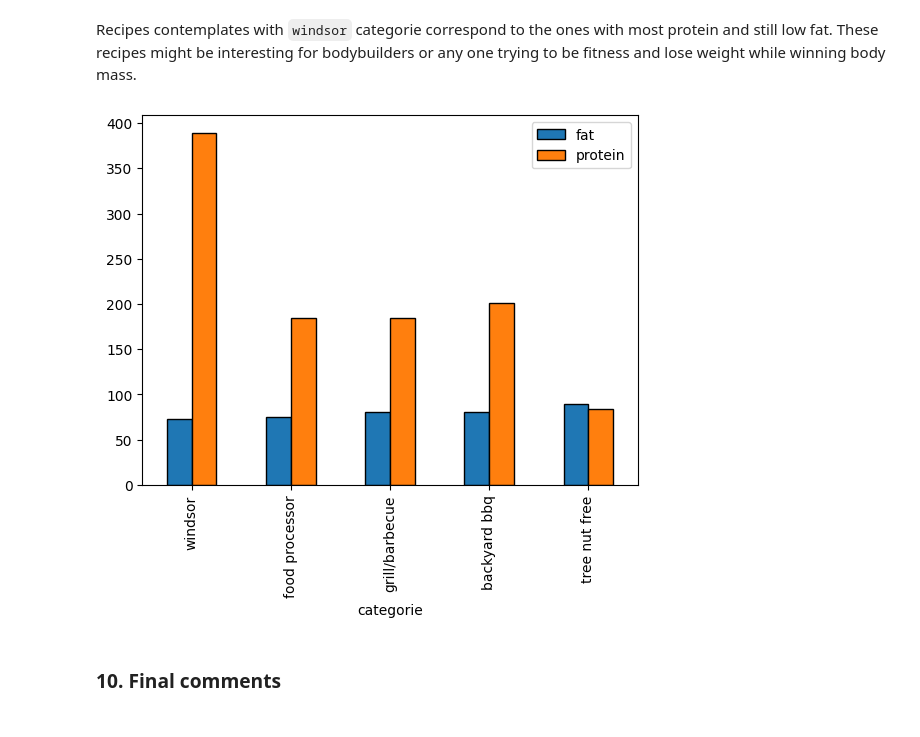
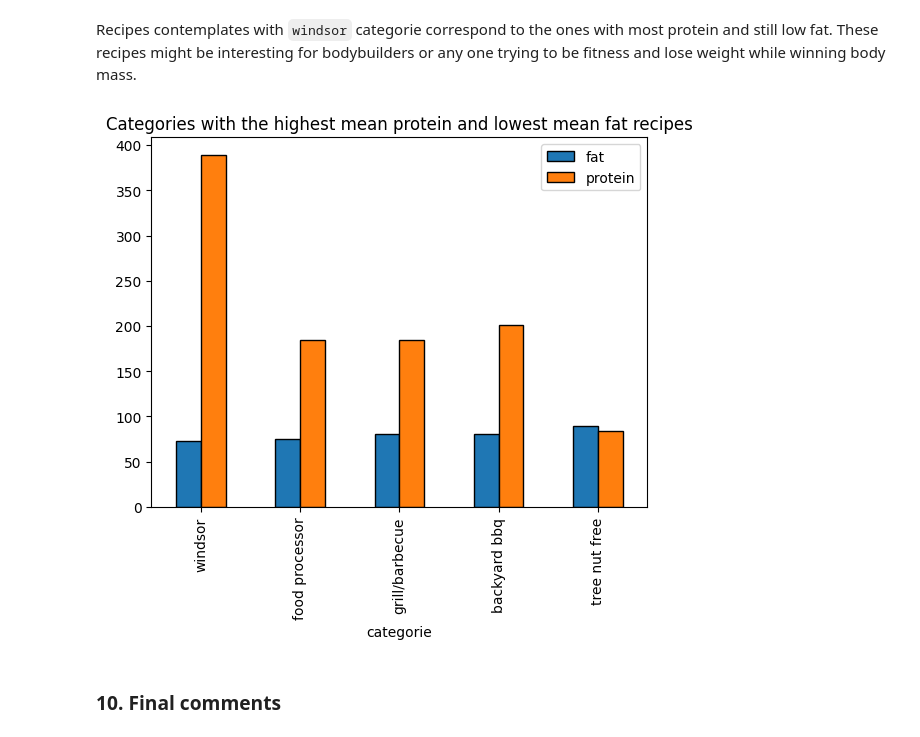
Before and after one commit to wssantiago/ML-challenge, a Jupyter notebook: notebooks/EDA/analysis.ipynb, the cells around one changed output. Cells and saved outputs as stored; diff of their text form; code cells hidden in the pictures.

```diff
--- a/notebooks/EDA/analysis.ipynb
+++ b/notebooks/EDA/analysis.ipynb
@@ -13,7 +13,7 @@ from sklearn.neighbors import LocalOutlierFactor
 # %% [markdown]
 ### 2. Reading the dataset and preprocessing
 # %%
-recipes = pd.read_json("../../datasets/eda_receitas_data/receitas.json")
+recipes = pd.read_json("../../data/eda_receitas_data/receitas.json")
 # %%
 recipes.shape
 # %% [output]
@@ -607,9 +613,10 @@ top5_high_protein_low_fat
 Recipes contemplates with `windsor` categorie correspond to the ones with most protein and still low fat. These recipes might be interesting for bodybuilders or any one trying to be fitness and lose weight while winning body mass.
 # %%
 top5_high_protein_low_fat.plot.bar(y=['fat', 'protein'], edgecolor='black')
+plt.title("Categories with the highest mean protein and lowest mean fat recipes")
 plt.show()
 # %% [output]
-[figure, old version]
+[figure, new version]
 # %% [markdown]
 ### 10. Final comments
 # %% [markdown]
```
Also changed, not shown: parts of 11 cells of this notebook, 3 other files.
